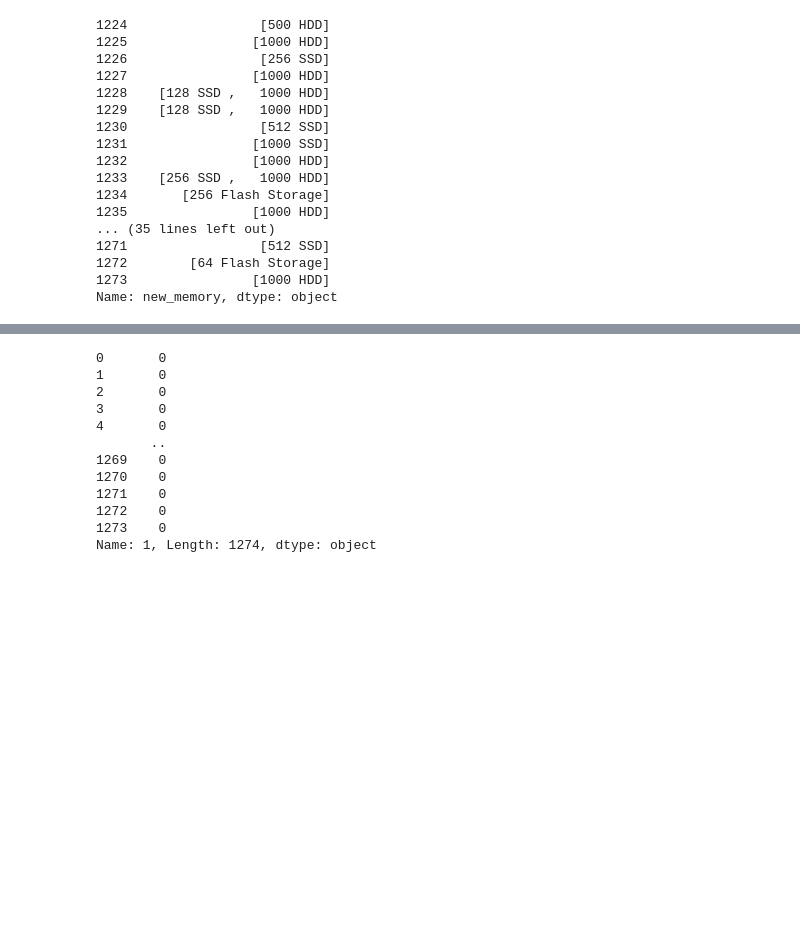
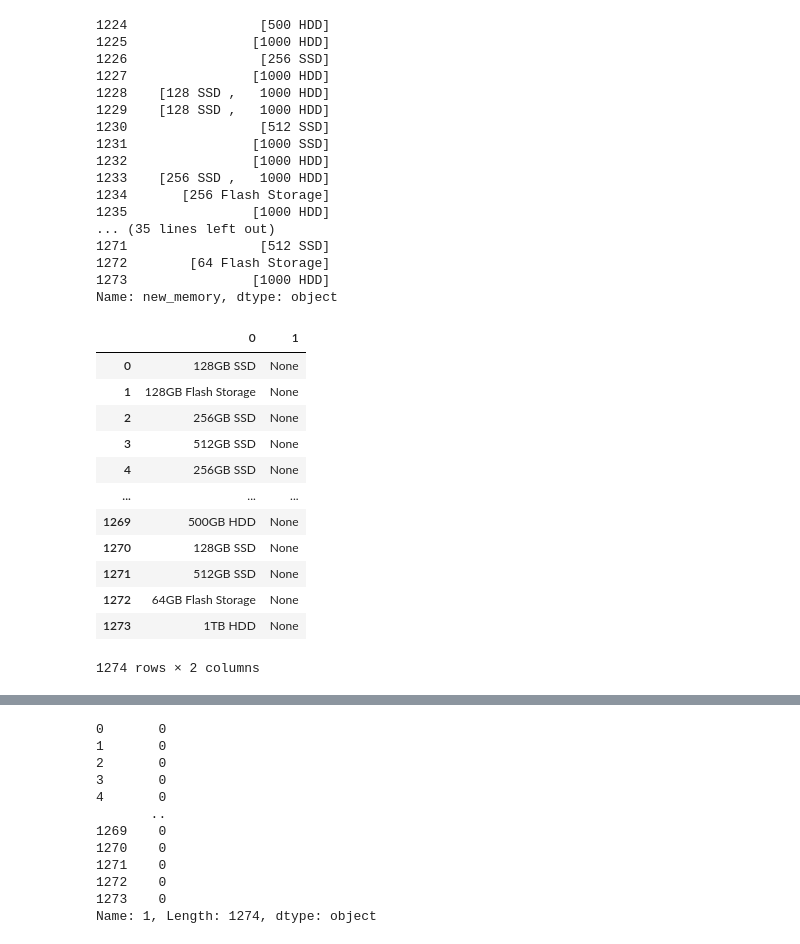
Before and after one commit to sakshi2310/Machine-Learning-Projects, a Jupyter notebook: Laptop Price prediction/Laptop_price_prediction.ipynb, the cells around one changed output, grey strips where cells are left out. Cells and saved outputs as stored; diff of their text form; code cells hidden in the pictures; blank space fills up the shorter version.

```diff
--- a/Laptop Price prediction/Laptop_price_prediction.ipynb
+++ b/Laptop Price prediction/Laptop_price_prediction.ipynb
@@ -763,5 +763,20 @@ df["new_memory"].str.split("+").tail(50)
 Name: new_memory, dtype: object
 # %%
 sp = df["Memory"].str.split("+", expand=True)
+sp
+# %% [output]
+|  | 0 | 1 |
+| 0 | 128GB SSD | None |
+| 1 | 128GB Flash Storage | None |
+| 2 | 256GB SSD | None |
+| 3 | 512GB SSD | None |
+| 4 | 256GB SSD | None |
+| ... | ... | ... |
+| 1269 | 500GB HDD | None |
+| 1270 | 128GB SSD | None |
+| 1271 | 512GB SSD | None |
+| 1272 | 64GB Flash Storage | None |
+| 1273 | 1TB HDD | None |
+1274 rows × 2 columns
 # %%
 sp1 = sp[0]
```
Also changed, not shown: parts of 40 cells of this notebook, 14 other files.
